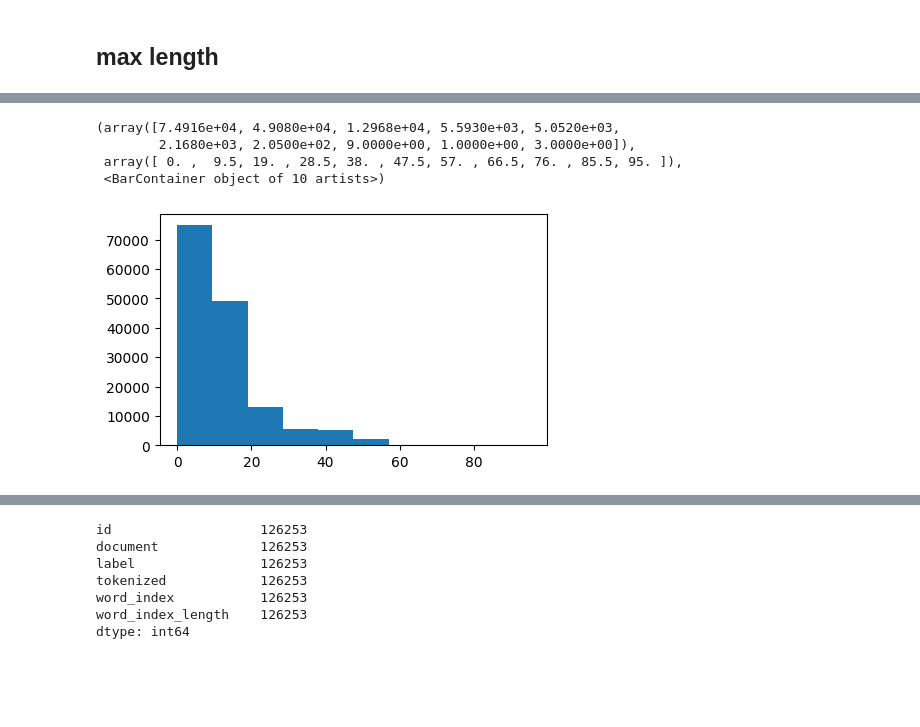
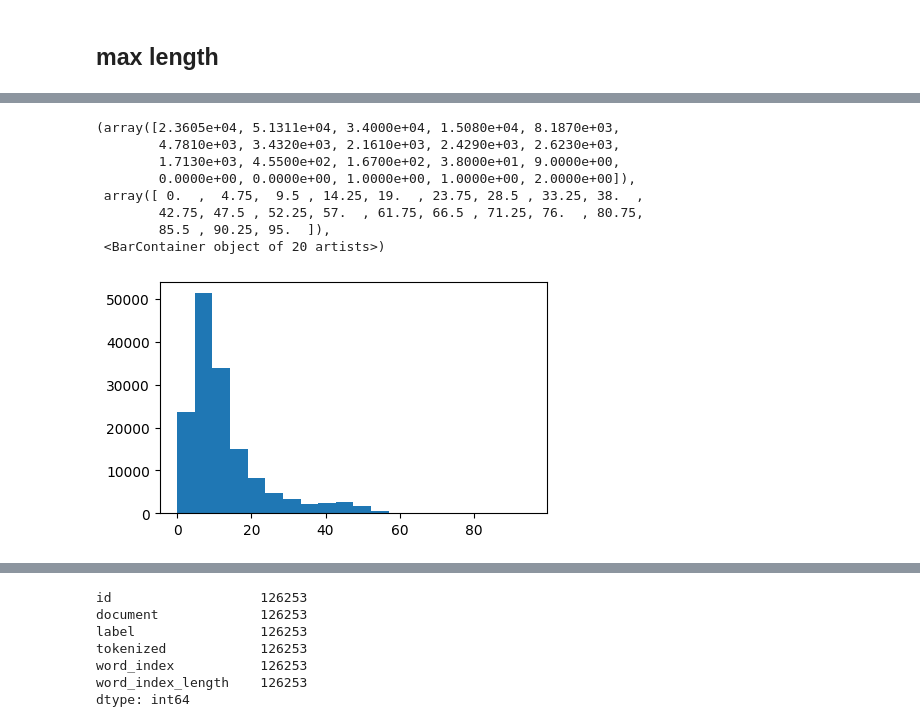
Before and after one commit to knachinen/aiffel_quest, a Jupyter notebook: m3_exploration_08/expl_08_prj_main.ipynb, the cells around one changed output, grey strips where cells are left out. Cells and saved outputs as stored; diff of their text form; code cells hidden in the pictures; blank space fills up the shorter version.

Commit message:
mod: make. test data

```diff
--- a/m3_exploration_08/expl_08_prj_main.ipynb
+++ b/m3_exploration_08/expl_08_prj_main.ipynb
@@ -232,22 +300,13 @@ def words_to_indices(texts):
 
     index = 3  # Start indexing from 1 (0 can be used for padding or reserved for special tokens)
 
-    word_indices = []
-
     indices = []
     for word in texts:
-        #print(word, end=', ')
-
         if word not in word_index:
-            #print(index, end=', ')
             word_index[word] = index
             index += 1
-
-        #print(word_index[word], end='\n')
         indices.append(word_index[word])
 
-    word_indices.append(indices)
-
-    return word_indices
+    return indices
 # %%
 train_data.loc[:, 'word_index'] = train_data['tokenized'].apply(words_to_indices)
@@ -273,4 +334,4 @@ Name: 149047, dtype: object
 # %% [markdown]
 ## max length
 # %%
-df_len = train_data['word_index'].apply(lambda x: len(x[0]))
+df_len = train_data['word_index'].apply(lambda x: len(x))
@@ -288,9 +353,13 @@ train_data.head()
 # %%
 plt.figure(figsize=(5,3))
-plt.hist(train_data['word_index_length'])
+plt.hist(train_data['word_index_length'], bins=20)
 # %% [output]
-(array([7.4916e+04, 4.9080e+04, 1.2968e+04, 5.5930e+03, 5.0520e+03,
-        2.1680e+03, 2.0500e+02, 9.0000e+00, 1.0000e+00, 3.0000e+00]),
- array([ 0. ,  9.5, 19. , 28.5, 38. , 47.5, 57. , 66.5, 76. , 85.5, 95. ]),
- <BarContainer object of 10 artists>)
+(array([2.3605e+04, 5.1311e+04, 3.4000e+04, 1.5080e+04, 8.1870e+03,
+        4.7810e+03, 3.4320e+03, 2.1610e+03, 2.4290e+03, 2.6230e+03,
+        1.7130e+03, 4.5500e+02, 1.6700e+02, 3.8000e+01, 9.0000e+00,
+        0.0000e+00, 0.0000e+00, 1.0000e+00, 1.0000e+00, 2.0000e+00]),
+ array([ 0.  ,  4.75,  9.5 , 14.25, 19.  , 23.75, 28.5 , 33.25, 38.  ,
+        42.75, 47.5 , 52.25, 57.  , 61.75, 66.5 , 71.25, 76.  , 80.75,
+        85.5 , 90.25, 95.  ]),
+ <BarContainer object of 20 artists>)
-[figure, old version]
+[figure, new version]
```
Also changed, not shown: parts of 54 cells of this notebook.
